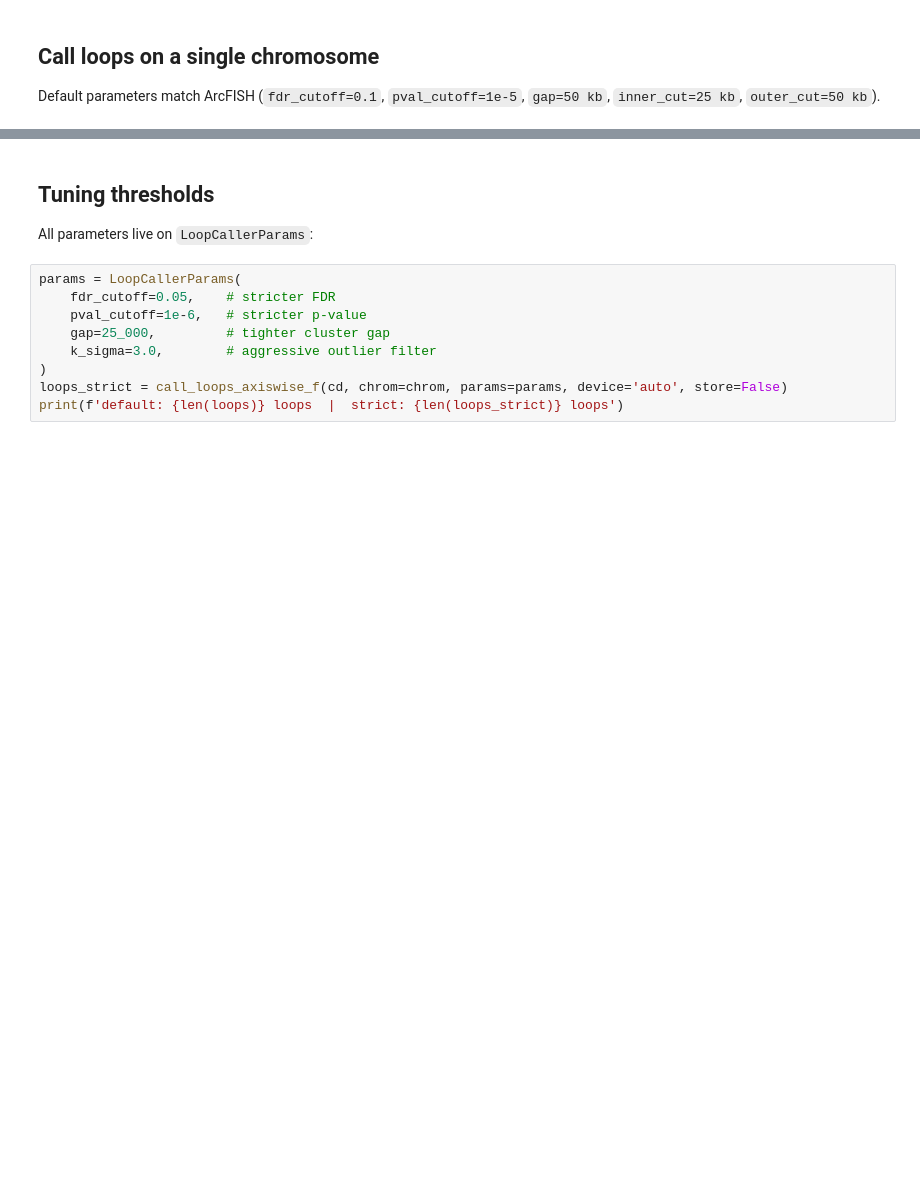
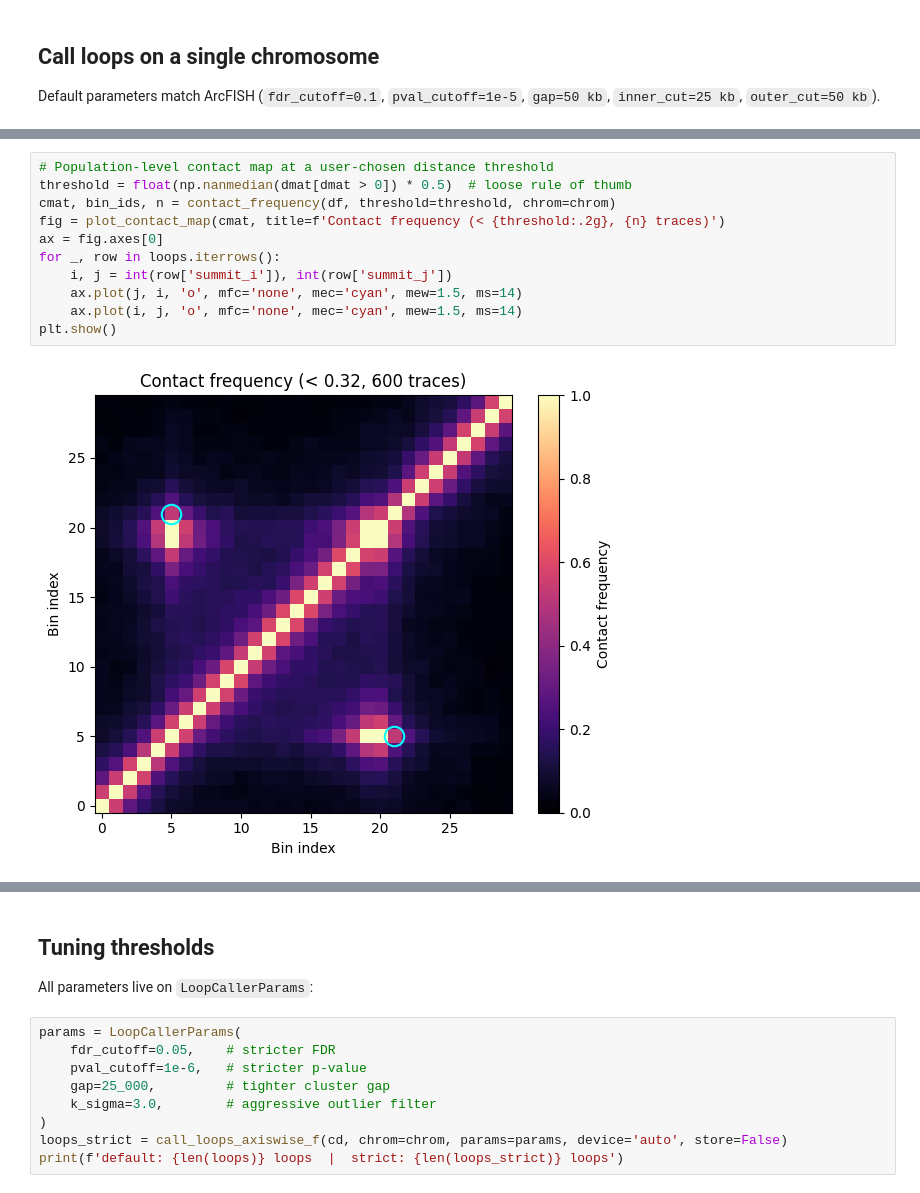
Before and after one commit to u-science-lab/U-Chrom, a Jupyter notebook: tutorials/04_loop_calling.ipynb, the cells around one changed output, grey strips where cells are left out. Saved outputs shown, nothing was run; the diff lists cells and outputs as text; blank space fills up the shorter version.

```diff
--- a/tutorials/04_loop_calling.ipynb
+++ b/tutorials/04_loop_calling.ipynb
@@ -70,0 +180,13 @@ loops
+# %%
+# Population-level contact map at a user-chosen distance threshold
+threshold = float(np.nanmedian(dmat[dmat > 0]) * 0.5)  # loose rule of thumb
+cmat, bin_ids, n = contact_frequency(df, threshold=threshold, chrom=chrom)
+fig = plot_contact_map(cmat, title=f'Contact frequency (< {threshold:.2g}, {n} traces)')
+ax = fig.axes[0]
+for _, row in loops.iterrows():
+    i, j = int(row['summit_i']), int(row['summit_j'])
+    ax.plot(j, i, 'o', mfc='none', mec='cyan', mew=1.5, ms=14)
+    ax.plot(i, j, 'o', mfc='none', mec='cyan', mew=1.5, ms=14)
+plt.show()
+# %% [output]
+[figure, added]
```
Also changed, not shown: parts of 11 cells of this notebook, 5 other files.
